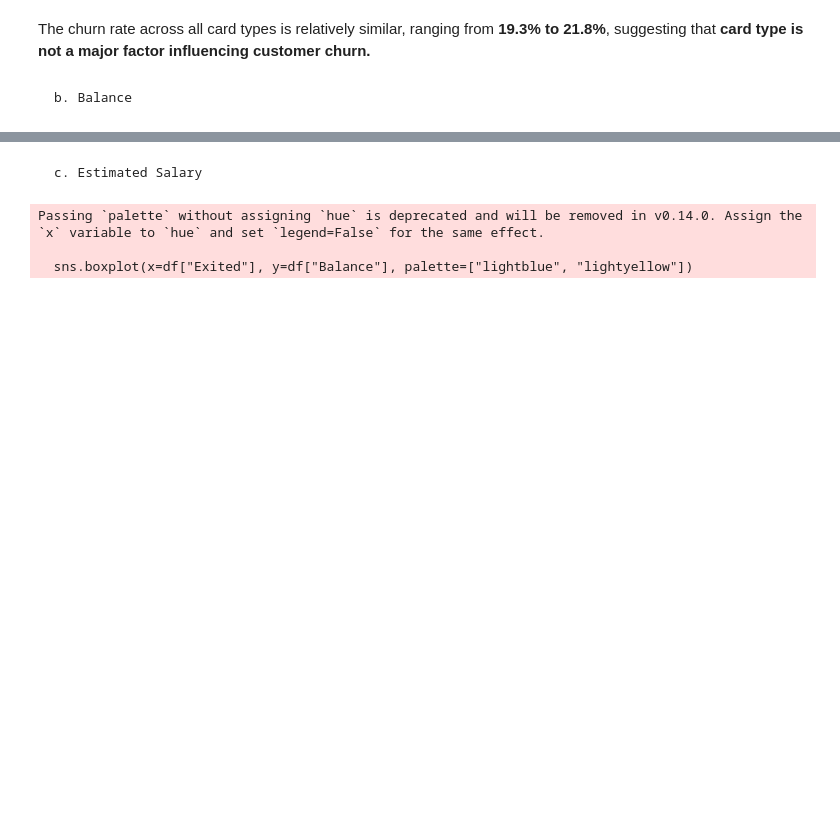
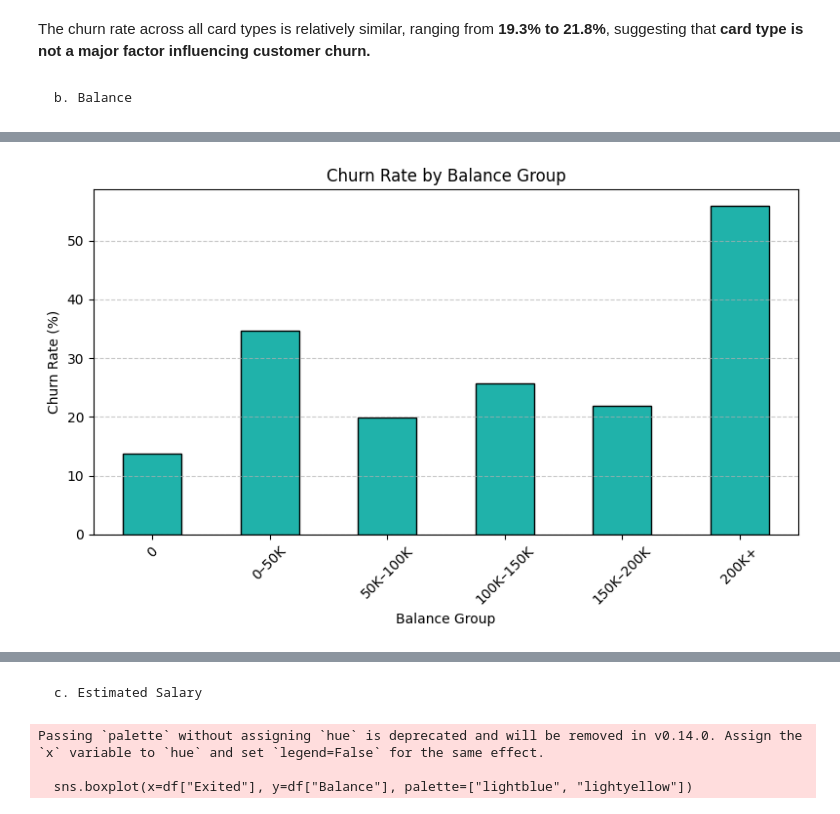
Before and after one commit to uyenvy022/churncustomer, a Jupyter notebook: Bank_Customer_Churn_Analysis.ipynb, the cells around one changed output, grey strips where cells are left out. Saved outputs shown, nothing was run; the diff lists cells and outputs as text; code cells hidden in the pictures; blank space fills up the shorter version.

```diff
--- a/Bank_Customer_Churn_Analysis.ipynb
+++ b/Bank_Customer_Churn_Analysis.ipynb
@@ -331,0 +336,20 @@ Passing `palette` without assigning `hue` is deprecated and will be removed in v
+# %%
+bins = [-1, 0, 50000, 100000, 150000, 200000, float('inf')]
+labels = ['0', '0–50K', '50K–100K', '100K–150K', '150K–200K', '200K+']
+df['balance_group'] = pd.cut(df['Balance'], bins=bins, labels=labels)
+
+balance_churn = df.groupby('balance_group')['Exited'].mean() * 100
+
+plt.figure(figsize=(8, 5))
+balance_churn.plot(kind='bar', color='lightseagreen', edgecolor='black')
+
+plt.title('Churn Rate by Balance Group')
+plt.xlabel('Balance Group')
+plt.ylabel('Churn Rate (%)')
+plt.xticks(rotation=45)
+plt.grid(axis='y', linestyle='--', alpha=0.7)
+
+plt.tight_layout()
+plt.show()
+# %% [output]
+[figure, added]
```
Also changed, not shown: parts of 14 cells of this notebook.
